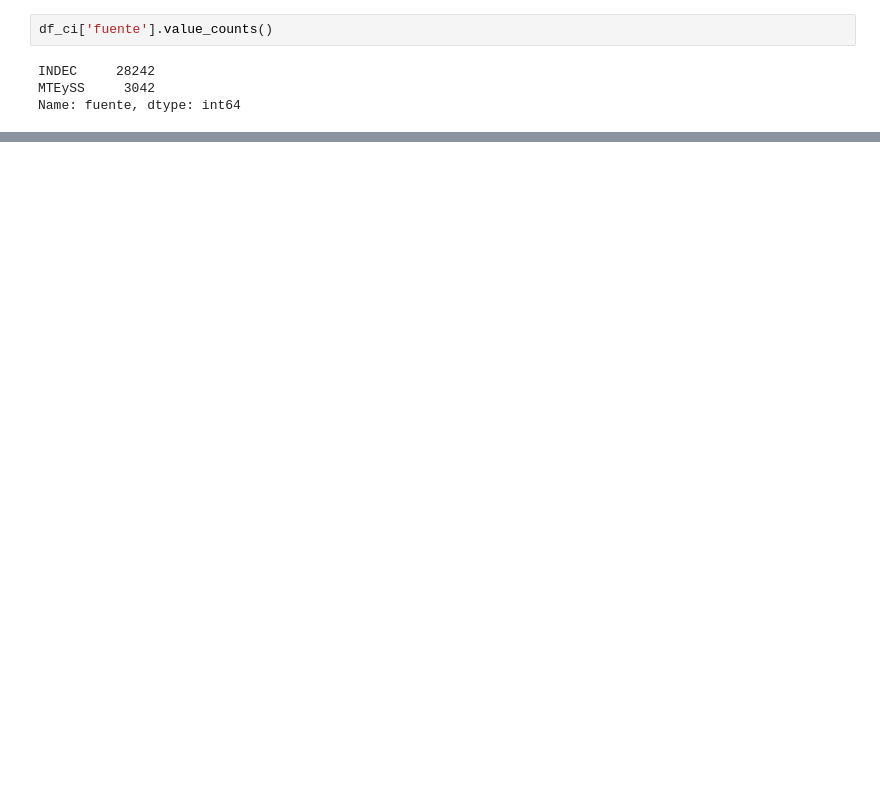
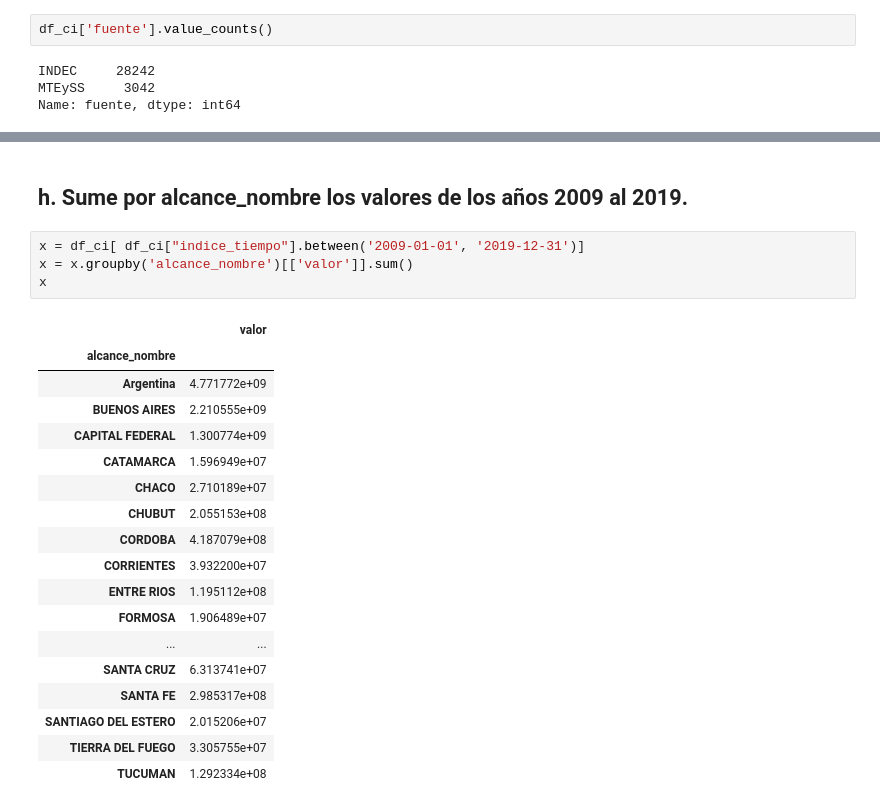
Before and after one commit to femaffi13/Python, a Jupyter notebook: Matemática III/7-Pandas.ipynb, the cells around one changed output, grey strips where cells are left out. Cells and saved outputs as stored; diff of their text form; blank space fills up the shorter version.

```diff
--- a/Matemática III/7-Pandas.ipynb
+++ b/Matemática III/7-Pandas.ipynb
@@ -139,0 +193,25 @@ Name: fuente, dtype: int64
+# %% [markdown]
+## h. Sume por alcance_nombre los valores de los años 2009 al 2019.
+# %%
+x = df_ci[ df_ci["indice_tiempo"].between('2009-01-01', '2019-12-31')]
+x = x.groupby('alcance_nombre')[['valor']].sum()
+x
+# %% [output]
+|  | valor |
+| alcance_nombre |  |
+| Argentina | 4.771772e+09 |
+| BUENOS AIRES | 2.210555e+09 |
+| CAPITAL FEDERAL | 1.300774e+09 |
+| CATAMARCA | 1.596949e+07 |
+| CHACO | 2.710189e+07 |
+| CHUBUT | 2.055153e+08 |
+| CORDOBA | 4.187079e+08 |
+| CORRIENTES | 3.932200e+07 |
+| ENTRE RIOS | 1.195112e+08 |
+| FORMOSA | 1.906489e+07 |
+| ... | ... |
+| SANTA CRUZ | 6.313741e+07 |
+| SANTA FE | 2.985317e+08 |
+| SANTIAGO DEL ESTERO | 2.015206e+07 |
+| TIERRA DEL FUEGO | 3.305755e+07 |
+| TUCUMAN | 1.292334e+08 |
```
Also changed, not shown: parts of 15 cells of this notebook, 3 other files.
